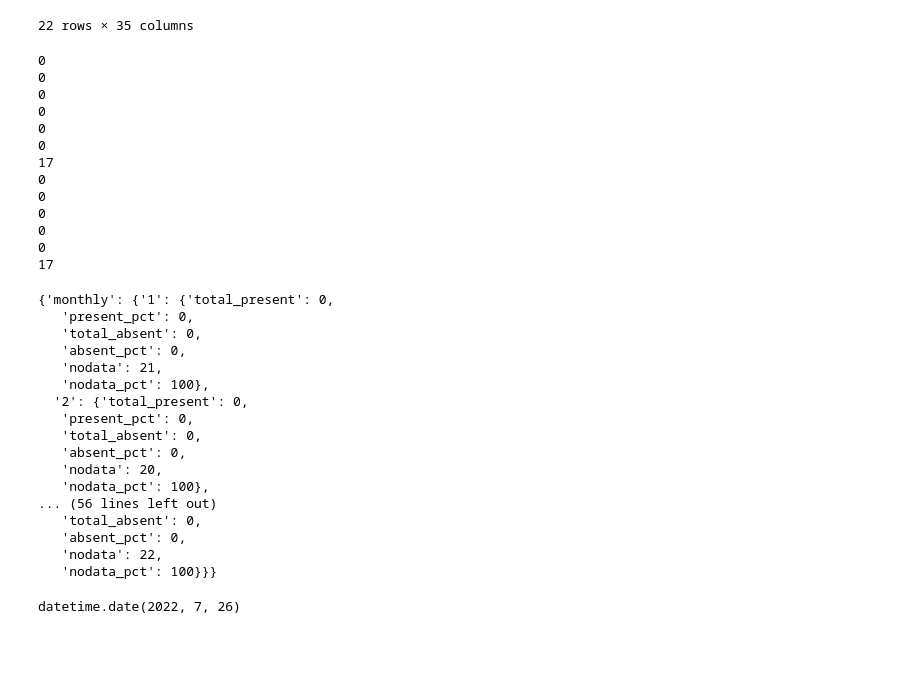
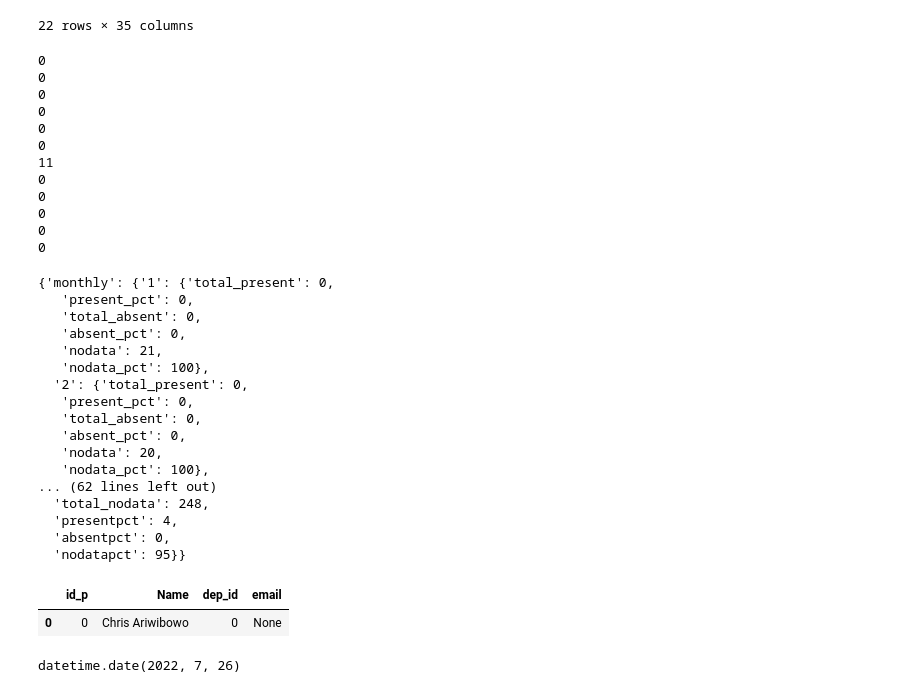
Before and after one commit to agungfazrulhaq/presensi_epsindo, a Jupyter notebook: modeling_data.ipynb, the cells around one changed output. Cells and saved outputs as stored; diff of their text form; code cells hidden in the pictures; blank space fills up the shorter version.

```diff
--- a/modeling_data.ipynb
+++ b/modeling_data.ipynb
@@ -486,7 +486,7 @@ def load_yearly(df_presensi, participant_id=0, year=2022) :
 
     return dict_analysis
 
-result = load_yearly(df_presensi, participant_id=0)
+result = load_yearly(df_presensi, participant_id=14)
 result
 # %% [output]
 0
@@ -495,13 +495,12 @@ result
 0
 0
 0
-17
+11
 0
 0
 0
 0
 0
-17
 {'monthly': {'1': {'total_present': 0,
    'present_pct': 0,
    'total_absent': 0,
@@ -514,11 +513,16 @@ result
    'absent_pct': 0,
    'nodata': 20,
    'nodata_pct': 100},
-... (56 lines left out)
-   'total_absent': 0,
-   'absent_pct': 0,
-   'nodata': 22,
-   'nodata_pct': 100}}}
+... (62 lines left out)
+  'total_nodata': 248,
+  'presentpct': 4,
+  'absentpct': 0,
+  'nodatapct': 95}}
+# %%
+df_participant[df_participant['id_p'] == 0]
+# %% [output]
+|  | id_p | Name | dep_id | email |
+| 0 | 0 | Chris Ariwibowo | 0 | None |
 # %%
 max(df_presensi['datetimedate'].values)
 # %% [output]
```
Also changed, not shown: 3 other files.
